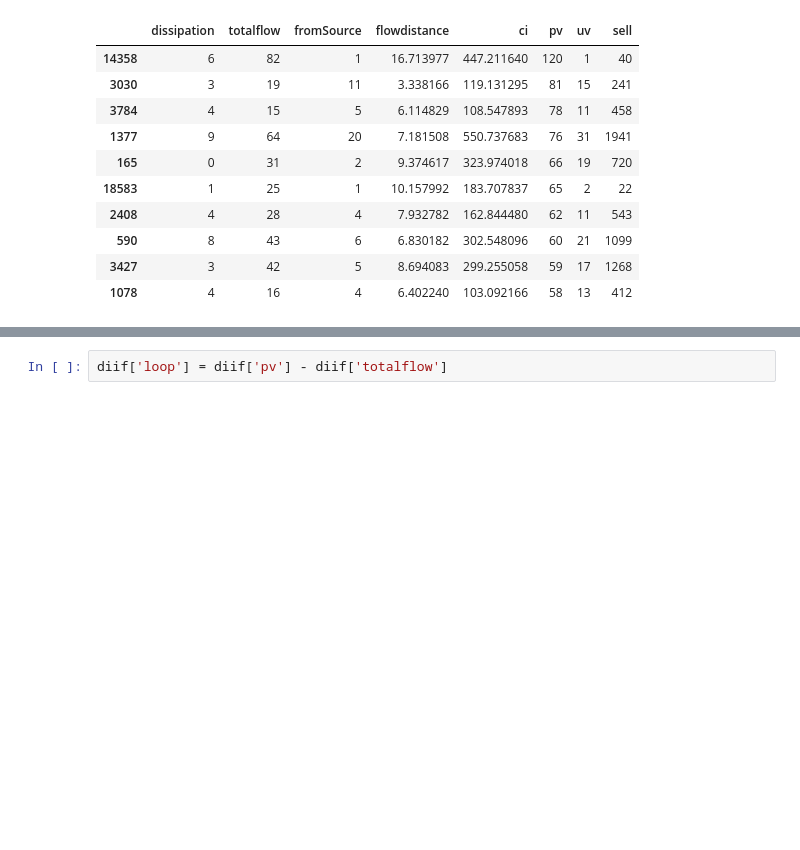
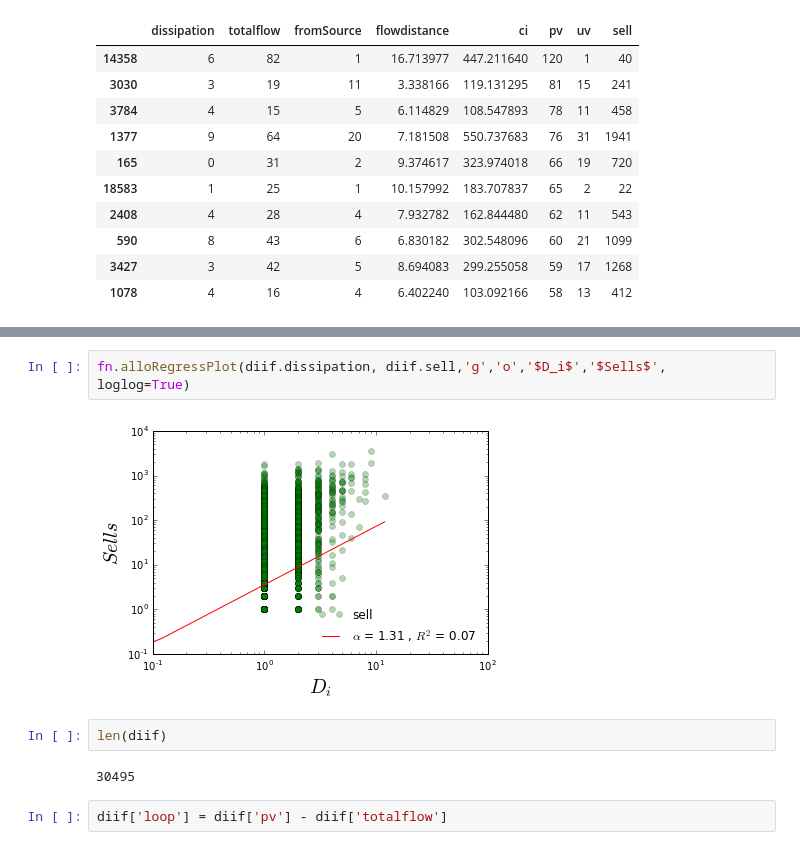
Before and after one commit to SocratesClub/cjc, a Jupyter notebook: cases/taobao_data_analysis.ipynb, the cells around one changed output, grey strips where cells are left out. Cells and saved outputs as stored; diff of their text form; blank space fills up the shorter version.

```diff
--- a/cases/taobao_data_analysis.ipynb
+++ b/cases/taobao_data_analysis.ipynb
@@ -253,3 +332,11 @@ diif[:10]
+# %%
+fn.alloRegressPlot(diif.dissipation, diif.sell,'g','o','$D_i$','$Sells$', loglog=True)
+# %% [output]
+[figure, added]
+# %%
+len(diif)
+# %% [output]
+30495
 # %%
 diif['loop'] = diif['pv'] - diif['totalflow']
 # %%
```
Also changed, not shown: parts of 46 cells of this notebook, 24 other files.
